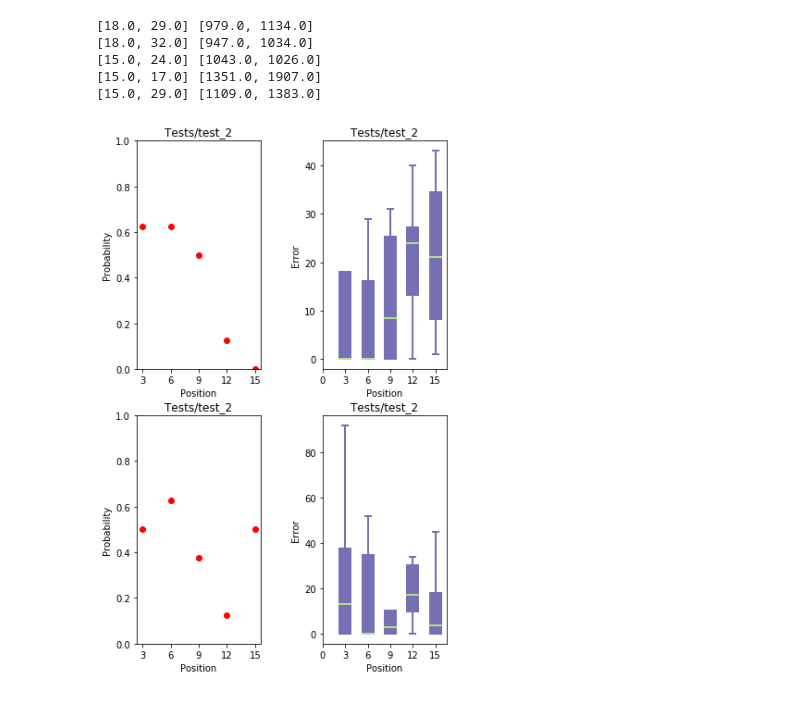
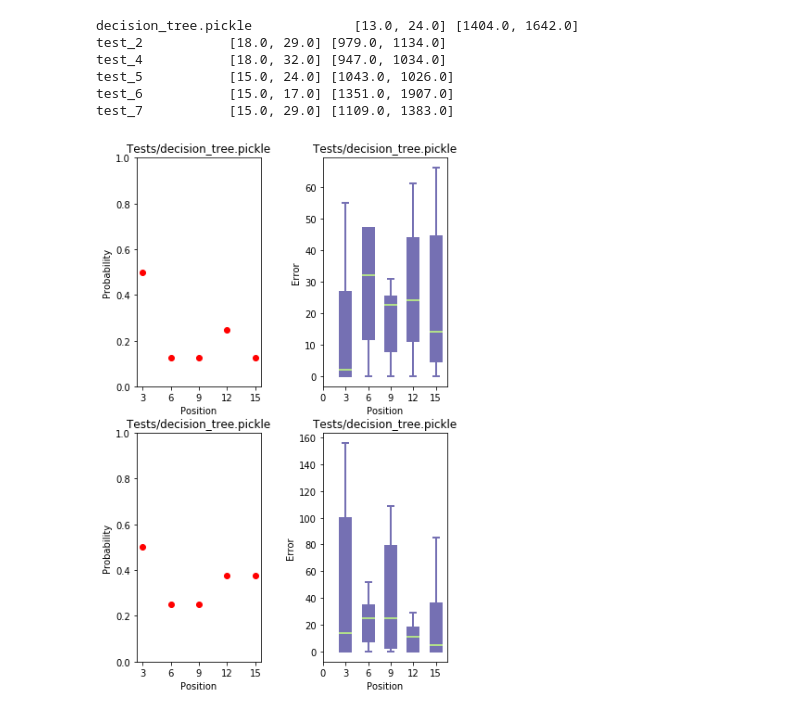
Before and after one commit to viveky23/ubiquitous-broccoli, a Jupyter notebook: Human Experiments/Analyze_Human_Tests.ipynb, the cells around one changed output. Cells and saved outputs as stored; diff of their text form; code cells hidden in the pictures.

```diff
--- a/Human Experiments/Analyze_Human_Tests.ipynb
+++ b/Human Experiments/Analyze_Human_Tests.ipynb
@@ -7,7 +7,7 @@ import matplotlib as mpl
 ## agg backend is used to create plot as a .png file
 mpl.use('agg')
 # %%
-filenames = ["Tests/Human_minimum.pickle","Tests/test_2", "Tests/test_4", "Tests/test_5", "Tests/test_6", "Tests/test_7"]
+filenames = ["Tests/Human_minimum.pickle", "Tests/decision_tree.pickle", "Tests/test_2", "Tests/test_4", "Tests/test_5", "Tests/test_6", "Tests/test_7"]
 for file_name in filenames:
     fileObject = open(file_name,'rb')
     all_selected = pickle.load(fileObject)
@@ -104,41 +105,42 @@ for i in range (len(all_selected)):
 
     data_correct.append(temp_data_correct)
 
-filenames = ["Tests/test_2", "Tests/test_4", "Tests/test_5", "Tests/test_6", "Tests/test_7"]
+filenames = ["Tests/decision_tree.pickle", "Tests/test_2", "Tests/test_4", "Tests/test_5", "Tests/test_6", "Tests/test_7"]
 for file_name in filenames:
     fileObject = open(file_name,'rb')
     all_selected = pickle.load(fileObject)
     fileObject.close()
 
     indices = [2, 5, 8, 11, 14]
     plot_data = []
     add = []
     error_sum = []
     for i in range (len(all_selected)):
         temp_correct = np.zeros(15)
         temp_error_sum = 0
         temp_error = [[] for i in range(15)]
 
         for j in range (len(all_selected[i])):
             if all_selected[i][j] == minima[i][j]:
                 temp_correct[minima[i][j][1]] += 1
 
             temp_error[minima[i][j][1]].append(np.abs(all_selected[i][j][0] - minima[i][j][0]))
             temp_error_sum += np.abs(all_selected[i][j][0] - minima[i][j][0])
 
         add.append(np.sum(temp_correct))
         error_sum.append(temp_error_sum)
         #temp_error = np.true_divide(temp_error, data_correct)
         temp_correct = np.true_divide(temp_correct, data_correct)
         plot_data.append(np.take(temp_correct, indices))
         plot_data.append(np.take(temp_error, indices))
 
-    print(add, error_sum)
+    print(file_name[6:], '\t\t', add, error_sum)
     plot(plot_data, "Results/Human/"+file_name[6:]+figure)
 # %% [output]
-[18.0, 29.0] [979.0, 1134.0]
-[18.0, 32.0] [947.0, 1034.0]
-[15.0, 24.0] [1043.0, 1026.0]
-[15.0, 17.0] [1351.0, 1907.0]
-[15.0, 29.0] [1109.0, 1383.0]
+decision_tree.pickle             [13.0, 24.0] [1404.0, 1642.0]
+test_2           [18.0, 29.0] [979.0, 1134.0]
+test_4           [18.0, 32.0] [947.0, 1034.0]
+test_5           [15.0, 24.0] [1043.0, 1026.0]
+test_6           [15.0, 17.0] [1351.0, 1907.0]
+test_7           [15.0, 29.0] [1109.0, 1383.0]
-[figure, old version]
+[figure, new version]
```
Also changed, not shown: parts of 2 cells of this notebook, 5 other files.
